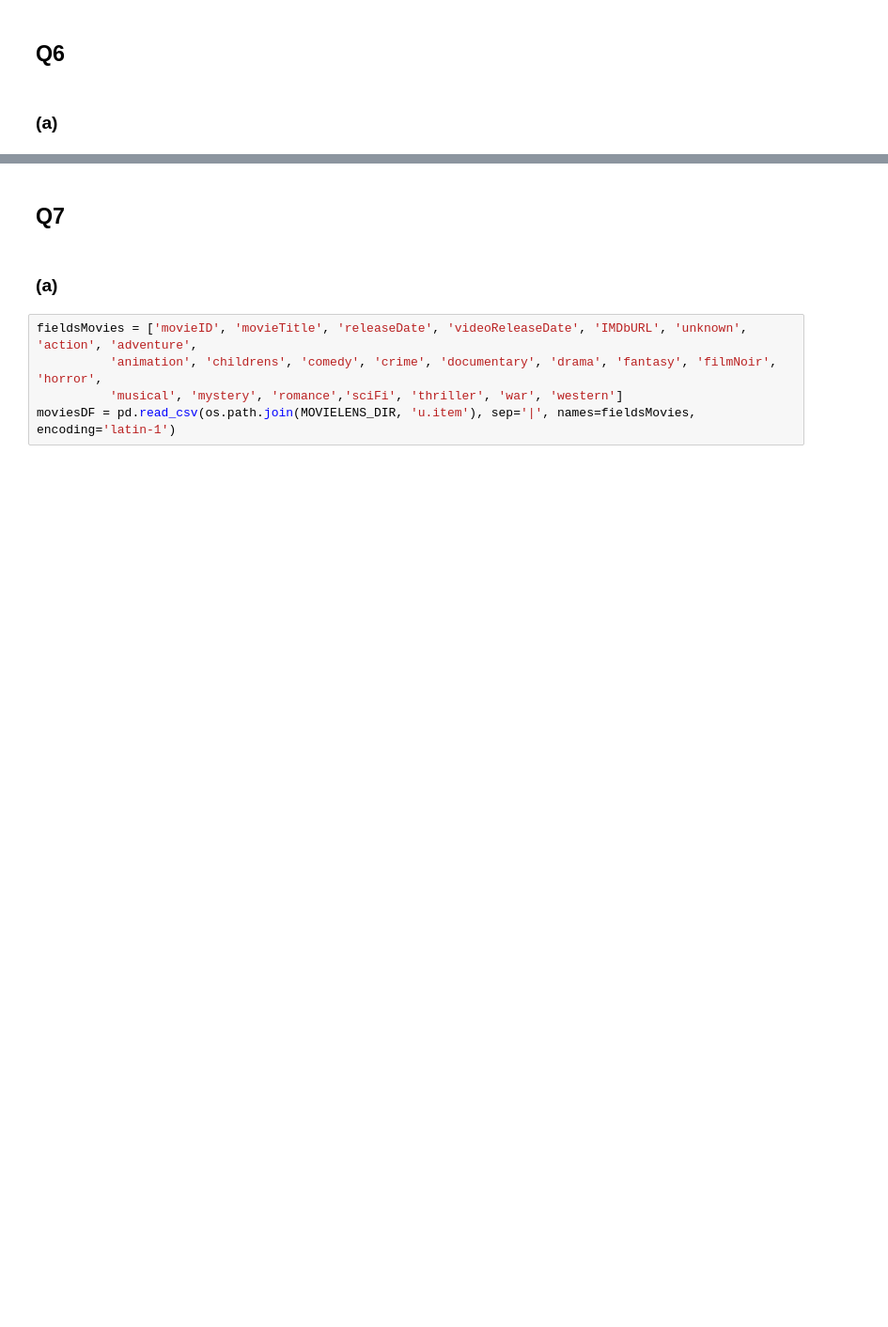
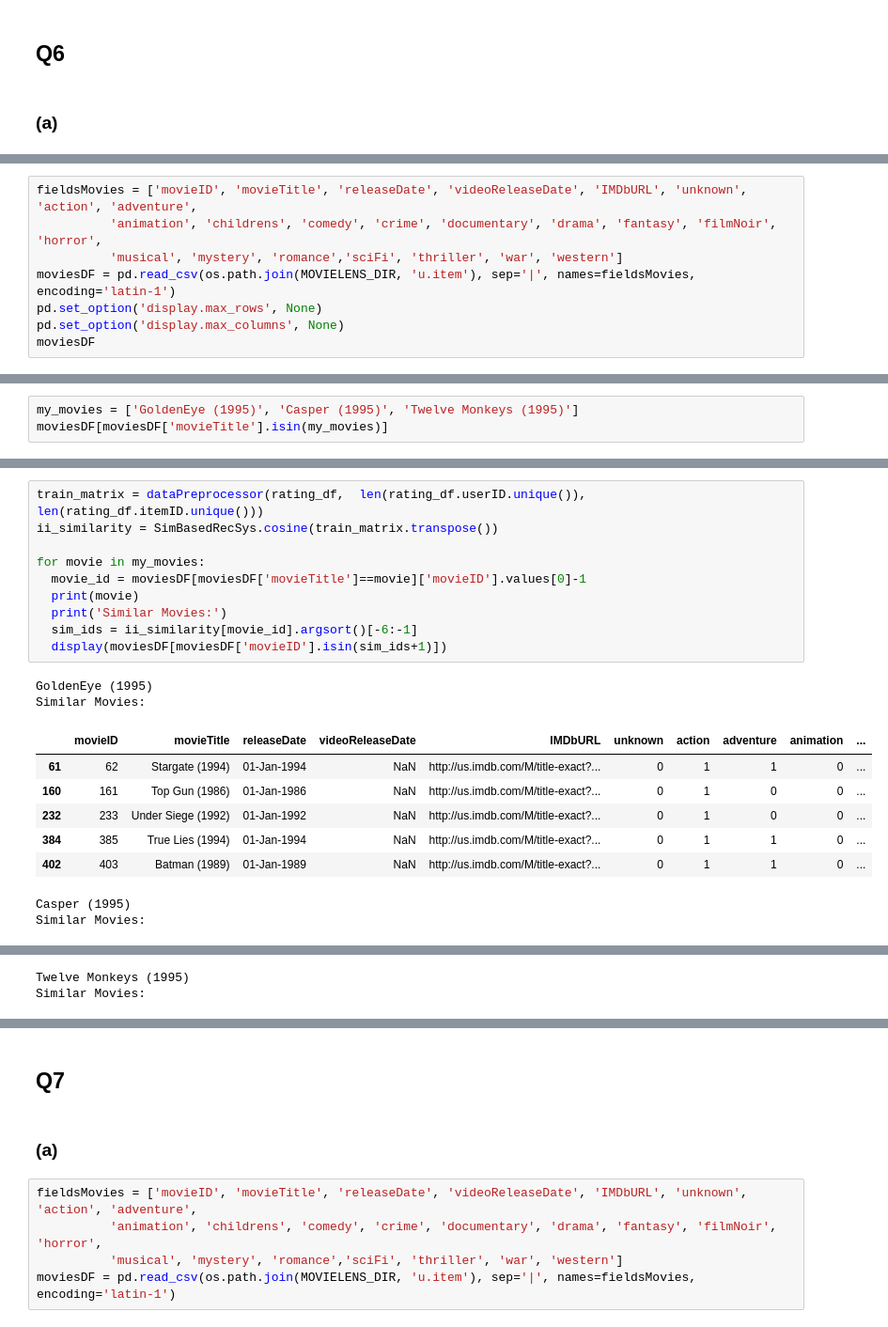
Before and after one commit to hshmatsahak/MIE451, a Jupyter notebook: rs_assignment.ipynb, the cells around one changed output, grey strips where cells are left out. Shown at 94% size. Saved outputs shown, nothing was run; the diff lists cells and outputs as text; blank space fills up the shorter version.

```diff
--- a/rs_assignment.ipynb
+++ b/rs_assignment.ipynb
@@ -816,0 +1384,8 @@ pmf.plot_error()
+# %%
+fieldsMovies = ['movieID', 'movieTitle', 'releaseDate', 'videoReleaseDate', 'IMDbURL', 'unknown', 'action', 'adventure',
+          'animation', 'childrens', 'comedy', 'crime', 'documentary', 'drama', 'fantasy', 'filmNoir', 'horror',
+          'musical', 'mystery', 'romance','sciFi', 'thriller', 'war', 'western']
+moviesDF = pd.read_csv(os.path.join(MOVIELENS_DIR, 'u.item'), sep='|', names=fieldsMovies, encoding='latin-1')
+pd.set_option('display.max_rows', None)
+pd.set_option('display.max_columns', None)
+moviesDF
@@ -816,0 +1410,3 @@ pmf.plot_error()
+# %%
+my_movies = ['GoldenEye (1995)', 'Casper (1995)', 'Twelve Monkeys (1995)']
+moviesDF[moviesDF['movieTitle'].isin(my_movies)]
@@ -816,0 +1418,21 @@ pmf.plot_error()
+# %%
+train_matrix = dataPreprocessor(rating_df,  len(rating_df.userID.unique()),  len(rating_df.itemID.unique()))
+ii_similarity = SimBasedRecSys.cosine(train_matrix.transpose())
+
+for movie in my_movies:
+  movie_id = moviesDF[moviesDF['movieTitle']==movie]['movieID'].values[0]-1
+  print(movie)
+  print('Similar Movies:')
+  sim_ids = ii_similarity[movie_id].argsort()[-6:-1]
+  display(moviesDF[moviesDF['movieID'].isin(sim_ids+1)])
+# %% [output]
+GoldenEye (1995)
+Similar Movies:
+|  | movieID | movieTitle | releaseDate | videoReleaseDate | IMDbURL | unknown | action | adventure | animation | ... |
+| 61 | 62 | Stargate (1994) | 01-Jan-1994 | NaN | http://us.imdb.com/M/title-exact?... | 0 | 1 | 1 | 0 | ... |
+| 160 | 161 | Top Gun (1986) | 01-Jan-1986 | NaN | http://us.imdb.com/M/title-exact?... | 0 | 1 | 0 | 0 | ... |
+| 232 | 233 | Under Siege (1992) | 01-Jan-1992 | NaN | http://us.imdb.com/M/title-exact?... | 0 | 1 | 0 | 0 | ... |
+| 384 | 385 | True Lies (1994) | 01-Jan-1994 | NaN | http://us.imdb.com/M/title-exact?... | 0 | 1 | 1 | 0 | ... |
+| 402 | 403 | Batman (1989) | 01-Jan-1989 | NaN | http://us.imdb.com/M/title-exact?... | 0 | 1 | 1 | 0 | ... |
+Casper (1995)
+Similar Movies:
@@ -816,0 +1445,2 @@ pmf.plot_error()
+Twelve Monkeys (1995)
+Similar Movies:
```
Also changed, not shown: parts of 60 cells of this notebook, 1 other file.
